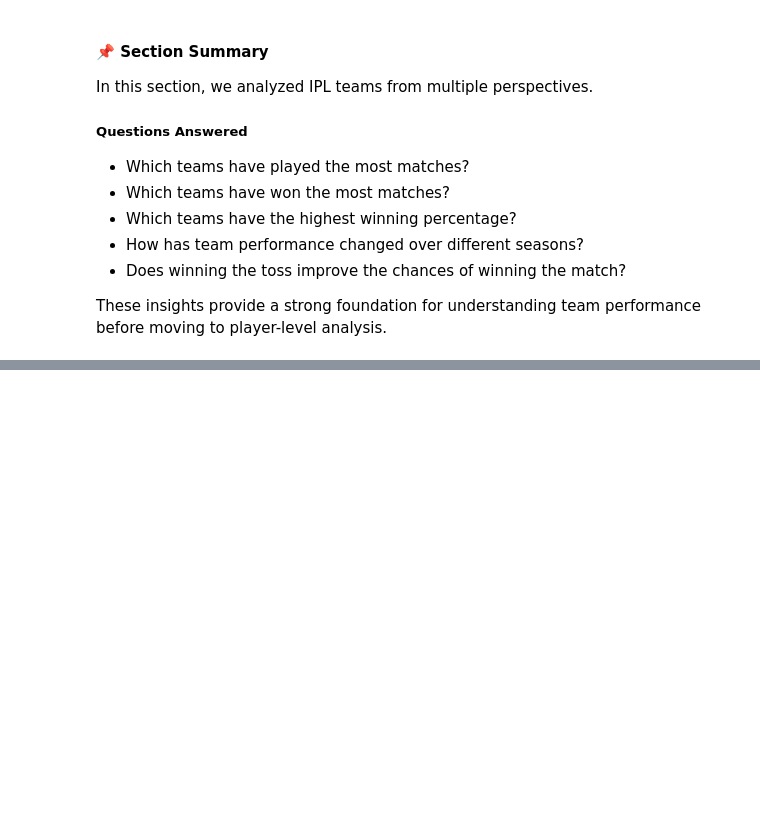
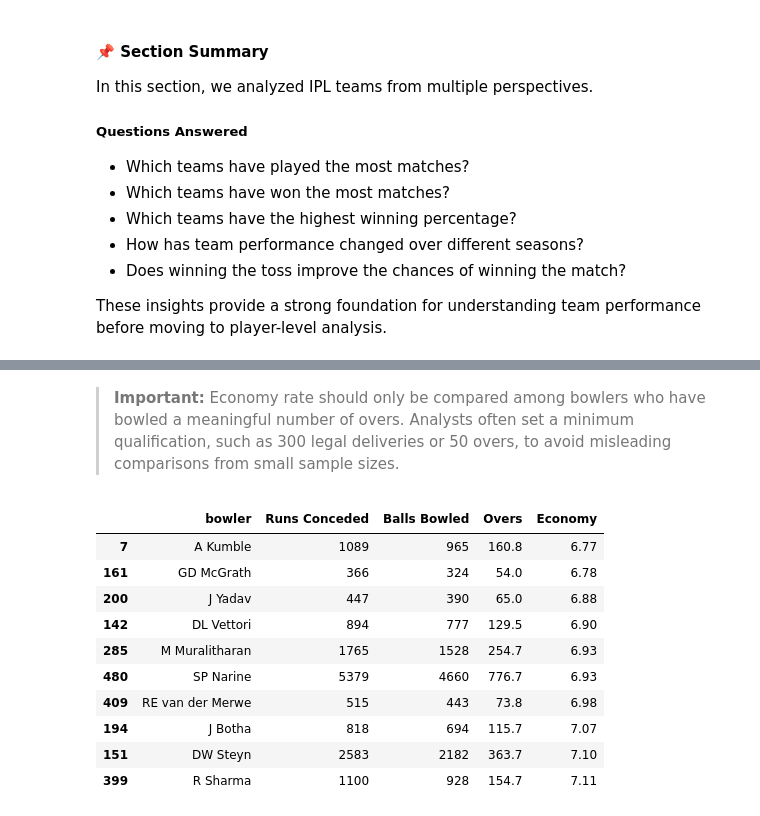
Before and after one commit to Abhilash0079/MachineLearningProjects, a Jupyter notebook: Professional-Cricket-Analytics/notebooks/03_EDA.ipynb, the cells around one changed output, grey strips where cells are left out. Drawn from its saved outputs; the diff is of its cells as text; code cells hidden in the pictures; blank space fills up the shorter version.

```diff
--- a/Professional-Cricket-Analytics/notebooks/03_EDA.ipynb
+++ b/Professional-Cricket-Analytics/notebooks/03_EDA.ipynb
@@ -1111,0 +2317,6 @@ These insights provide a strong foundation for understanding team performance be
+# %%
+balls_bowled["Overs"] = (
+    balls_bowled["Balls Bowled"] / 6
+).round(1)
+
+balls_bowled.head()
@@ -1111,0 +2340,18 @@ These insights provide a strong foundation for understanding team performance be
+# %%
+economy = (
+    bowler_runs
+    .merge(
+        balls_bowled[
+            ["bowler", "Balls Bowled", "Overs"]
+        ],
+        on="bowler"
+    )
+)
+
+economy["Economy"] = (
+    economy["Runs Conceded"]
+    /
+    economy["Overs"]
+).round(2)
+
+economy.head()
@@ -1111,0 +2365,24 @@ These insights provide a strong foundation for understanding team performance be
+# %% [markdown]
+> **Important:** Economy rate should only be compared among bowlers who have bowled a meaningful number of overs. Analysts often set a minimum qualification, such as 300 legal deliveries or 50 overs, to avoid misleading comparisons from small sample sizes.
+# %%
+qualified_economy = economy[
+    economy["Balls Bowled"] >= 300
+]
+
+qualified_economy = qualified_economy.sort_values(
+    "Economy"
+)
+
+qualified_economy.head(10)
+# %% [output]
+|  | bowler | Runs Conceded | Balls Bowled | Overs | Economy |
+| 7 | A Kumble | 1089 | 965 | 160.8 | 6.77 |
+| 161 | GD McGrath | 366 | 324 | 54.0 | 6.78 |
+| 200 | J Yadav | 447 | 390 | 65.0 | 6.88 |
+| 142 | DL Vettori | 894 | 777 | 129.5 | 6.90 |
+| 285 | M Muralitharan | 1765 | 1528 | 254.7 | 6.93 |
+| 480 | SP Narine | 5379 | 4660 | 776.7 | 6.93 |
+| 409 | RE van der Merwe | 515 | 443 | 73.8 | 6.98 |
+| 194 | J Botha | 818 | 694 | 115.7 | 7.07 |
+| 151 | DW Steyn | 2583 | 2182 | 363.7 | 7.10 |
+| 399 | R Sharma | 1100 | 928 | 154.7 | 7.11 |
```
Also changed, not shown: parts of 142 cells of this notebook.
